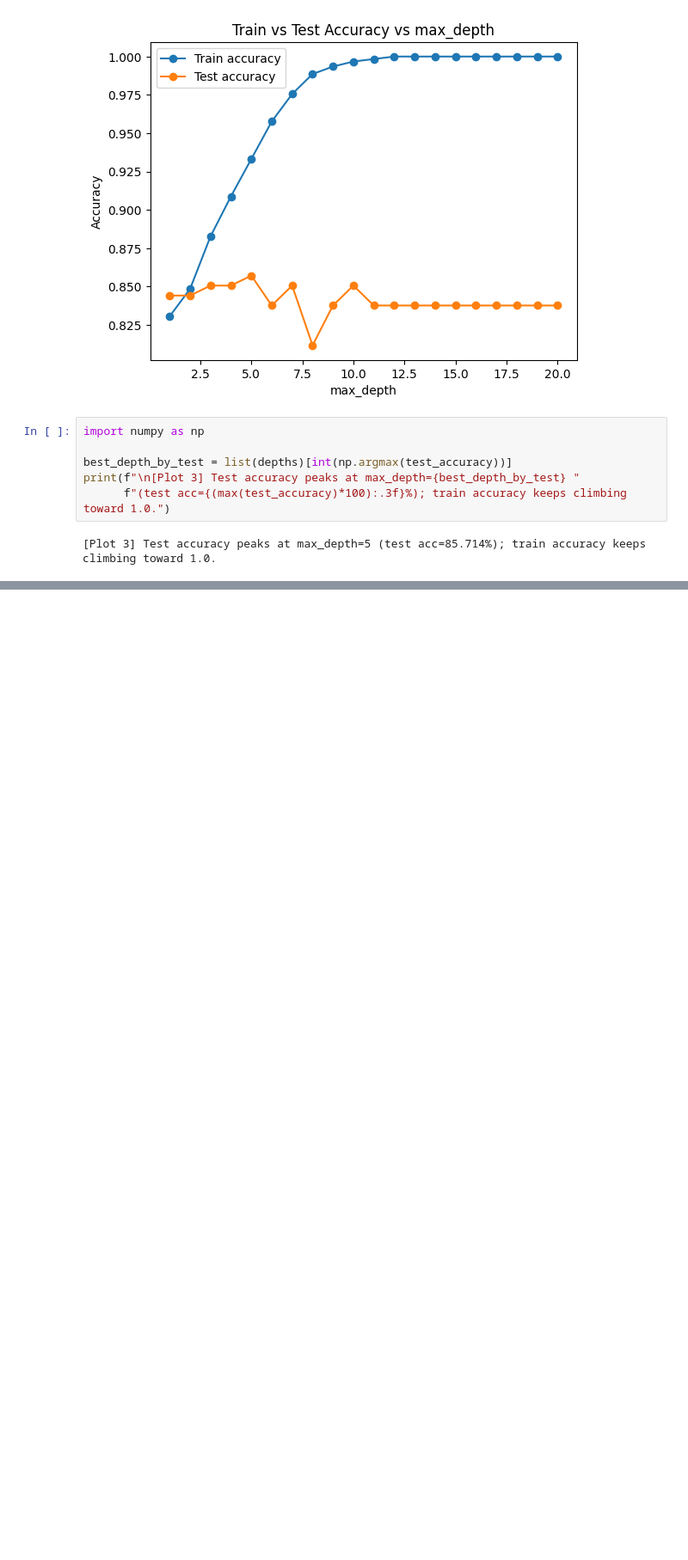
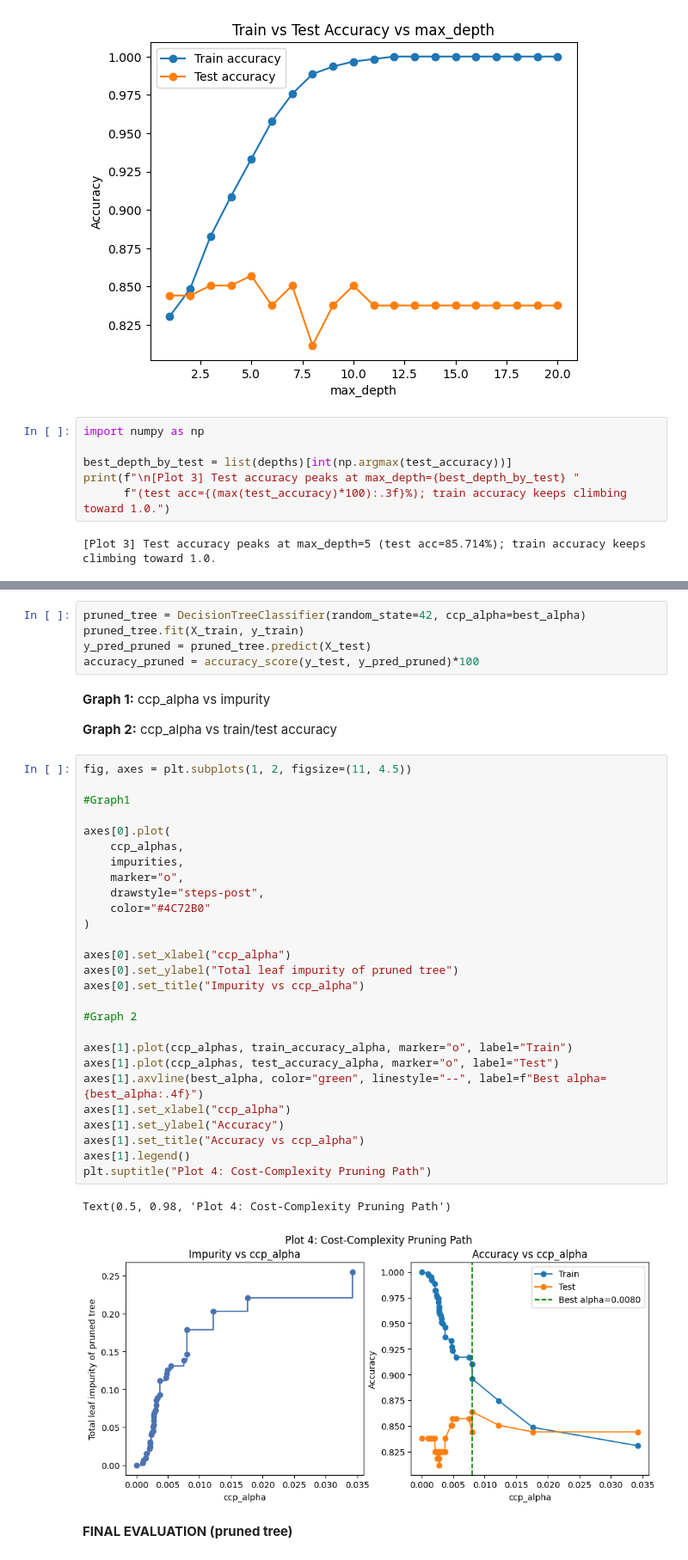
Before and after one commit to fatimaimran22/AI-ML, a Jupyter notebook: decision_trees/DecisionTree.ipynb, the cells around one changed output, grey strips where cells are left out. Shown at 86% size. Saved outputs shown, nothing was run; the diff lists cells and outputs as text; blank space fills up the shorter version.

Commit message:
Decision Trees Question

```diff
--- a/decision_trees/DecisionTree.ipynb
+++ b/decision_trees/DecisionTree.ipynb
@@ -194,0 +241,41 @@ print(f"\n[Plot 3] Test accuracy peaks at max_depth={best_depth_by_test} "
+# %%
+pruned_tree = DecisionTreeClassifier(random_state=42, ccp_alpha=best_alpha)
+pruned_tree.fit(X_train, y_train)
+y_pred_pruned = pruned_tree.predict(X_test)
+accuracy_pruned = accuracy_score(y_test, y_pred_pruned)*100
+# %% [markdown]
+**Graph 1:** ccp_alpha vs impurity
+
+**Graph 2:** ccp_alpha vs train/test accuracy
+# %%
+fig, axes = plt.subplots(1, 2, figsize=(11, 4.5))
+
+#Graph1
+
+axes[0].plot(
+    ccp_alphas,
+    impurities,
+    marker="o",
+    drawstyle="steps-post",
+    color="#4C72B0"
+)
+
+axes[0].set_xlabel("ccp_alpha")
+axes[0].set_ylabel("Total leaf impurity of pruned tree")
+axes[0].set_title("Impurity vs ccp_alpha")
+
+#Graph 2
+
+axes[1].plot(ccp_alphas, train_accuracy_alpha, marker="o", label="Train")
+axes[1].plot(ccp_alphas, test_accuracy_alpha, marker="o", label="Test")
+axes[1].axvline(best_alpha, color="green", linestyle="--", label=f"Best alpha={best_alpha:.4f}")
+axes[1].set_xlabel("ccp_alpha")
+axes[1].set_ylabel("Accuracy")
+axes[1].set_title("Accuracy vs ccp_alpha")
+axes[1].legend()
+plt.suptitle("Plot 4: Cost-Complexity Pruning Path")
+# %% [output]
+Text(0.5, 0.98, 'Plot 4: Cost-Complexity Pruning Path')
+[figure, added]
+# %% [markdown]
+**FINAL EVALUATION (pruned tree)**
```
Also changed, not shown: parts of 17 cells of this notebook.
